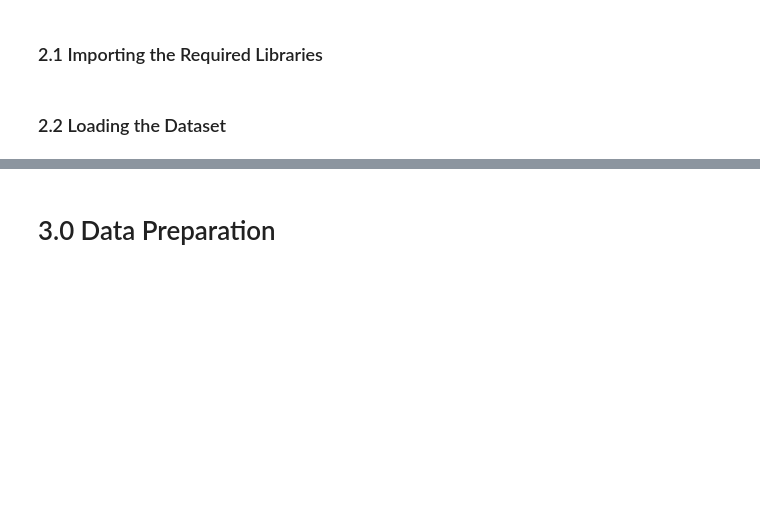
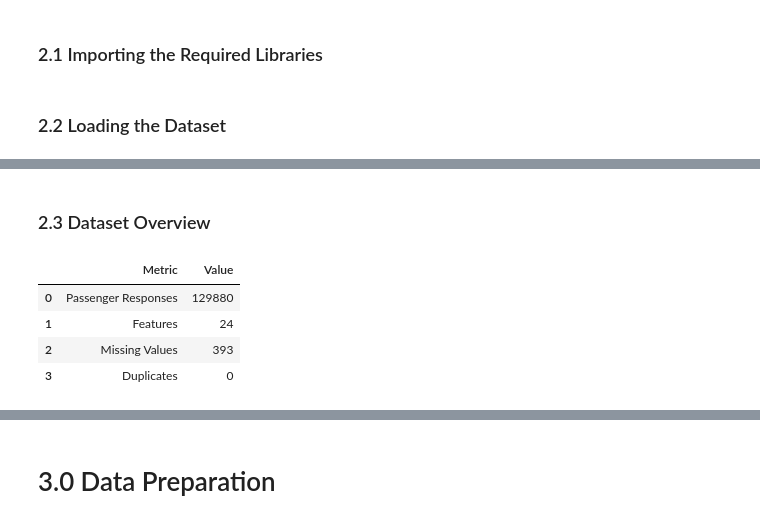
Before and after one commit to JuneHenia/Airline-Satisfaction-Prediction, a Jupyter notebook: Final project ML.ipynb, the cells around one changed output, grey strips where cells are left out. Cells and saved outputs as stored; diff of their text form; code cells hidden in the pictures; blank space fills up the shorter version.

```diff
--- a/Final project ML.ipynb
+++ b/Final project ML.ipynb
@@ -24,0 +60,21 @@ nlp_data.head()
+# %% [markdown]
+### 2.3 Dataset Overview
+# %%
+# Dataset information
+
+dataset_info = pd.DataFrame({
+    'Metric': ['Passenger Responses', 'Features', 'Missing Values', 'Duplicates'],
+    'Value': [
+        airline_df.shape[0],
+        airline_df.shape[1],
+        airline_df.isnull().sum().sum(),
+        airline_df.duplicated().sum()
+    ]
+})
+dataset_info
+# %% [output]
+|  | Metric | Value |
+| 0 | Passenger Responses | 129880 |
+| 1 | Features | 24 |
+| 2 | Missing Values | 393 |
+| 3 | Duplicates | 0 |
```
Also changed, not shown: parts of 20 cells of this notebook.
